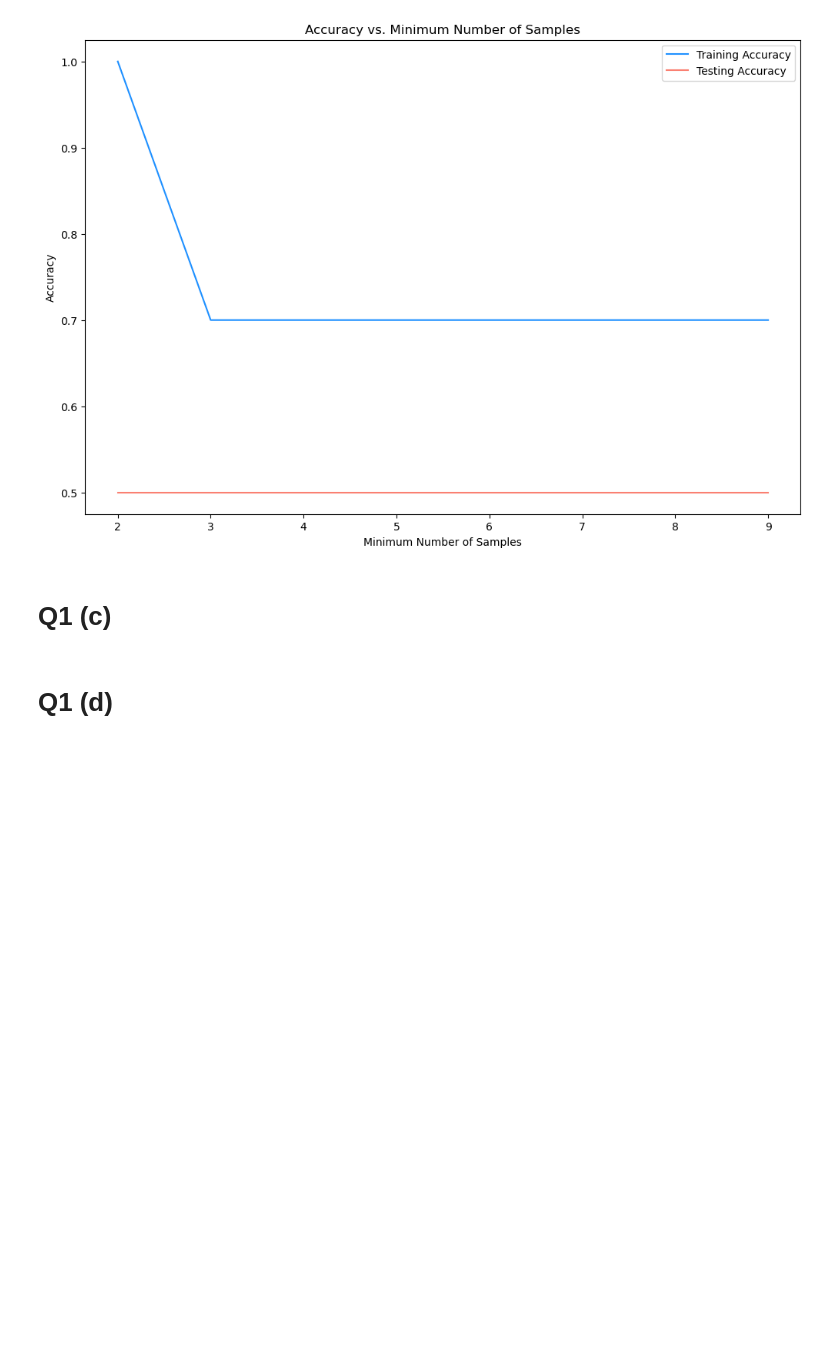
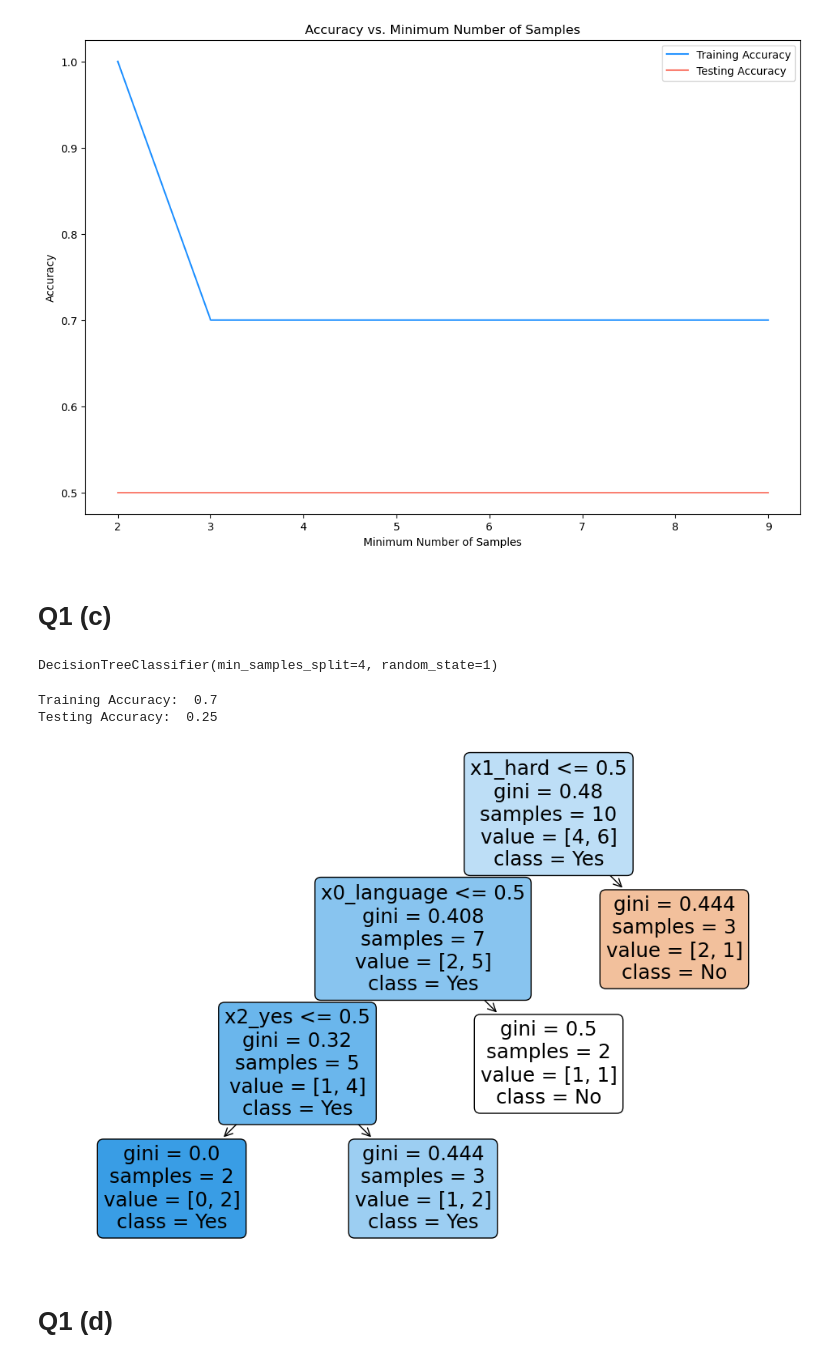
Before and after one commit to fongc123/notes, a Jupyter notebook: src/data mining/assignment2.ipynb, the cells around one changed output. Drawn from its saved outputs; the diff is of its cells as text; code cells hidden in the pictures; blank space fills up the shorter version.

```diff
--- a/src/data mining/assignment2.ipynb
+++ b/src/data mining/assignment2.ipynb
@@ -126,6 +126,30 @@ plt.show()
 # **Q1 (c)**
 # %%
 # repeat for Gini index
+clf = DecisionTreeClassifier(
+    criterion = 'gini',
+    min_samples_split = 4,
+    random_state = 1
+)
+# %%
+# fit the model
+clf.fit(X_train, Y_train)
+# %% [output]
+DecisionTreeClassifier(min_samples_split=4, random_state=1)
+# %%
+# calculate the training and testing accuracy
+print('Training Accuracy: ', accuracy_score(Y_train, clf.predict(X_train)))
+print('Testing Accuracy: ', accuracy_score(Y_test, clf.predict(X_test)))
+# %% [output]
+Training Accuracy:  0.7
+Testing Accuracy:  0.25
+# %%
+# plot the decision tree
+plt.figure(figsize = (12, 8))
+plot_tree(clf, filled = True, rounded = True, feature_names = enc.get_feature_names(), class_names = ['No', 'Yes'])
+plt.show()
+# %% [output]
+[figure, added]
 # %% [markdown]
 # **Q1 (d)**
 # %% [markdown]
```
